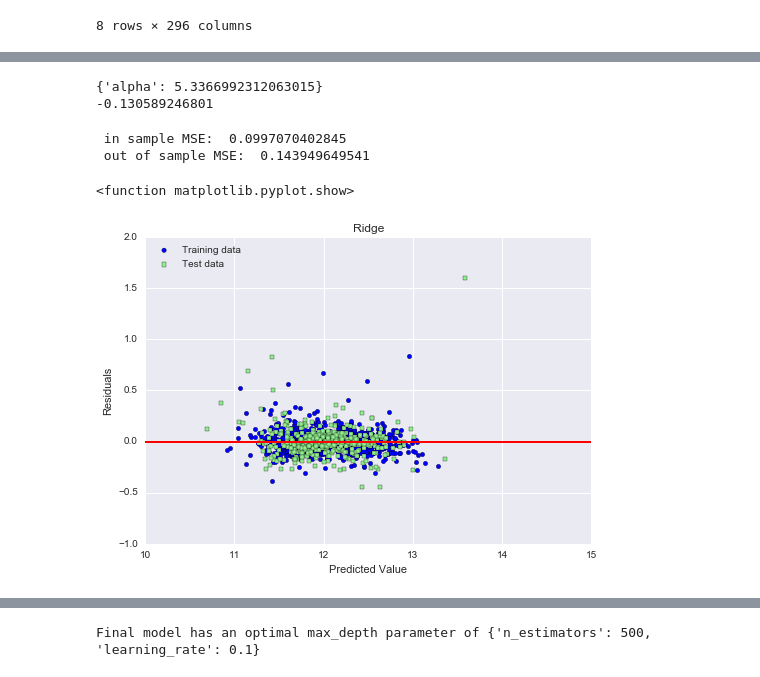
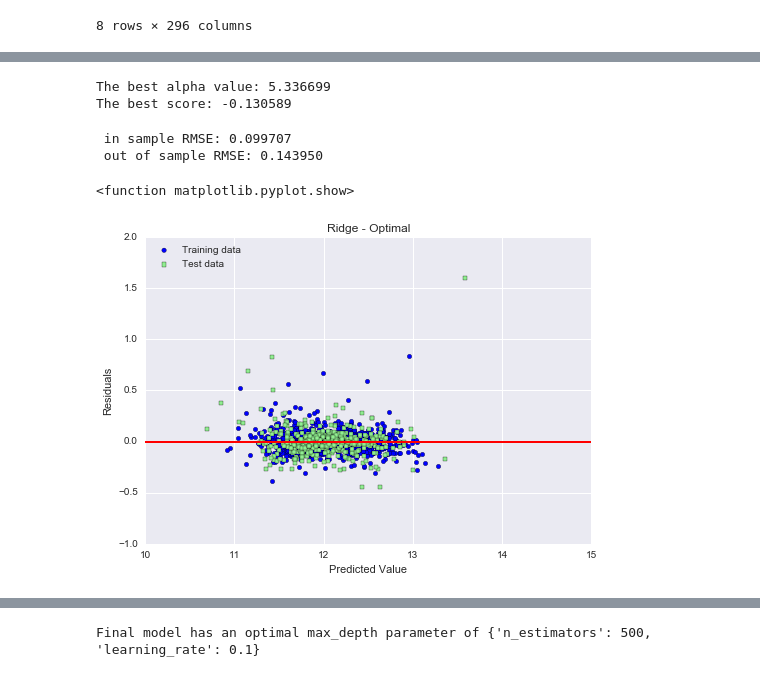
Before and after one commit to YashiKate/house_price, a Jupyter notebook: house_price_Yan.ipynb, the cells around one changed output, grey strips where cells are left out. Drawn from its saved outputs; the diff is of its cells as text; code cells hidden in the pictures.

```diff
--- a/house_price_Yan.ipynb
+++ b/house_price_Yan.ipynb
@@ -654,40 +690,37 @@ search_func = RandomizedSearchCV(estimator = ridge, n_jobs = 1, iid = False, ref
                                 scoring = scoring_function)
 
 search_func.fit(all_data_X, all_data_y)
-
-print search_func.best_params_
-print search_func.best_score_
 # %% [output]
-{'alpha': 5.3366992312063015}
--0.130589246801
+The best alpha value: 5.336699
+The best score: -0.130589
 # %%
 from sklearn.linear_model import Ridge
 
 X_train, X_test, y_train, y_test = train_test_split(all_data_X, all_data_y, test_size = 0.3, random_state = 101)
 
 ridge = Ridge(alpha = 5.3366992312063015)
 ridge.fit(X_train, y_train)
 
 y_train_pred = ridge.predict(X_train)
 y_test_pred = ridge.predict(X_test)
 
-print " in sample RMSE: ", performance_metrics(y_train, y_train_pred)
-print " out of sample RMSE: ", performance_metrics(y_test, y_test_pred)
+print " in sample RMSE: %.6f" %performance_metrics(y_train, y_train_pred)
+print " out of sample RMSE: %.6f" %performance_metrics(y_test, y_test_pred)
 
 pl.scatter(y_train_pred, y_train_pred - y_train, c = 'blue', marker = 'o', label = 'Training data')
 pl.scatter(y_test_pred, y_test_pred - y_test, c = 'lightgreen', marker = 's', label = 'Test data')
 pl.xlabel ('Predicted Value')
 pl.ylabel ('Residuals')
 pl.legend(loc = 'upper left')
 pl.hlines(y = 0, xmin = 10, xmax = 15, lw =2, color = 'red')
 pl.xlim([10, 15])
-pl.title("Ridge")
+pl.title("Ridge - Optimal")
 pl.show
 # %% [output]
- in sample MSE:  0.0997070402845
- out of sample MSE:  0.143949649541
+ in sample RMSE: 0.099707
+ out of sample RMSE: 0.143950
 <function matplotlib.pyplot.show>
-[figure, old version]
+[figure, new version]
 # %%
 from sklearn.linear_model import Lasso
 
```
Also changed, not shown: parts of 18 cells of this notebook, 1 other file.
